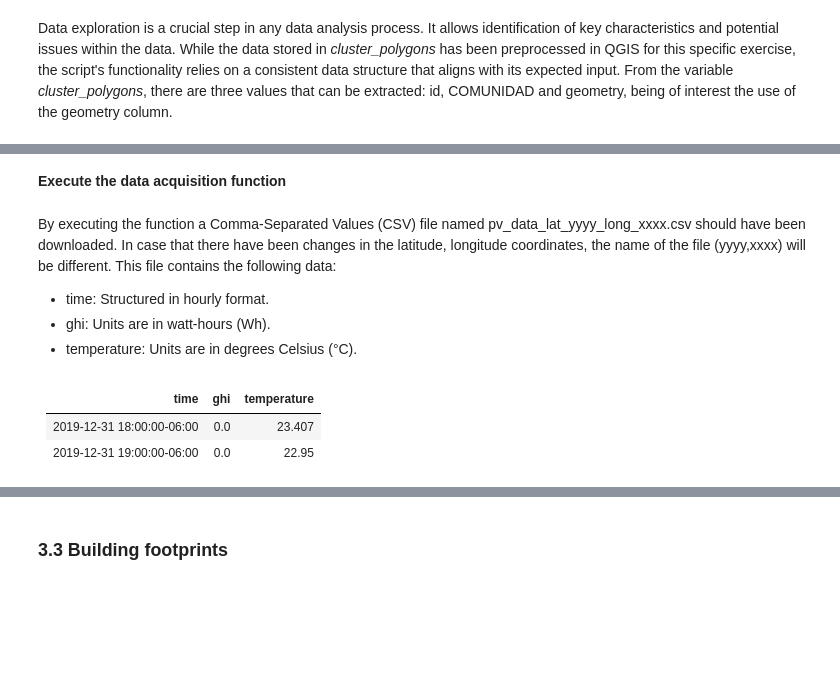
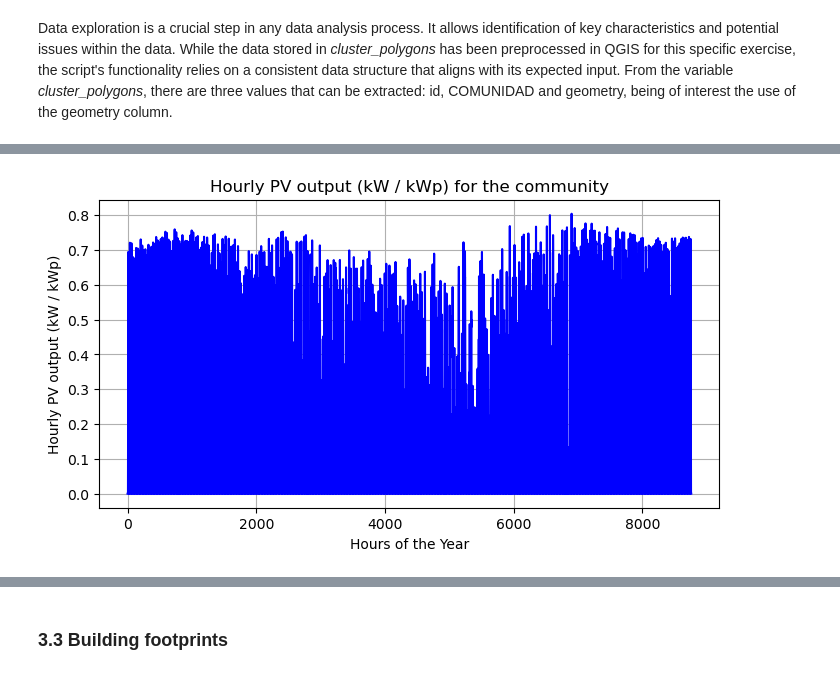
Before and after one commit to SEforALL-IEAP/OMG, a Jupyter notebook: OMG.ipynb, the cells around one changed output, grey strips where cells are left out. Cells and saved outputs as stored; diff of their text form; code cells hidden in the pictures; blank space fills up the shorter version.

```diff
--- a/OMG.ipynb
+++ b/OMG.ipynb
@@ -141,3 +95,7 @@ The Global Horizontal Irradiation (GHI) and temperature data can be retrieved fr
 # %%
 longitude = cluster_polygons.geometry.centroid.x[0]    ## retrieved using the centroid of the polygon
 latitude = cluster_polygons.geometry.centroid.y[0]     ## retrieved using the centroid of the polygon
+
+pv_gen = calc_pv_gen(latitude, longitude)
+# %% [output]
+[figure, added]
@@ -146,2 +101,0 @@ token = ''     ## To be retrieved through renewables ninja
-# %% [markdown]
-**Execute the data acquisition function**
@@ -150,11 +101,0 @@ get_pv_data(latitude, longitude, token, pv_data_folder)
-# %% [markdown]
-By executing the function a Comma-Separated Values (CSV) file named pv_data_lat_yyyy_long_xxxx.csv should have been downloaded. In case that there have been changes in the latitude, longitude coordinates, the name of the file (yyyy,xxxx) will be different. This file contains the following data:
-
-+ time: Structured in hourly format.
-+ ghi: Units are in watt-hours (Wh).
-+ temperature: Units are in degrees Celsius (°C).
-# %% [markdown]
-| time                     | ghi | temperature |
-|--------------------------|-----|-------------|
-| 2019-12-31 18:00:00-06:00| 0.0 | 23.407       |
-| 2019-12-31 19:00:00-06:00| 0.0 | 22.95       |
```
Also changed, not shown: parts of 114 cells of this notebook, 2 other files.
